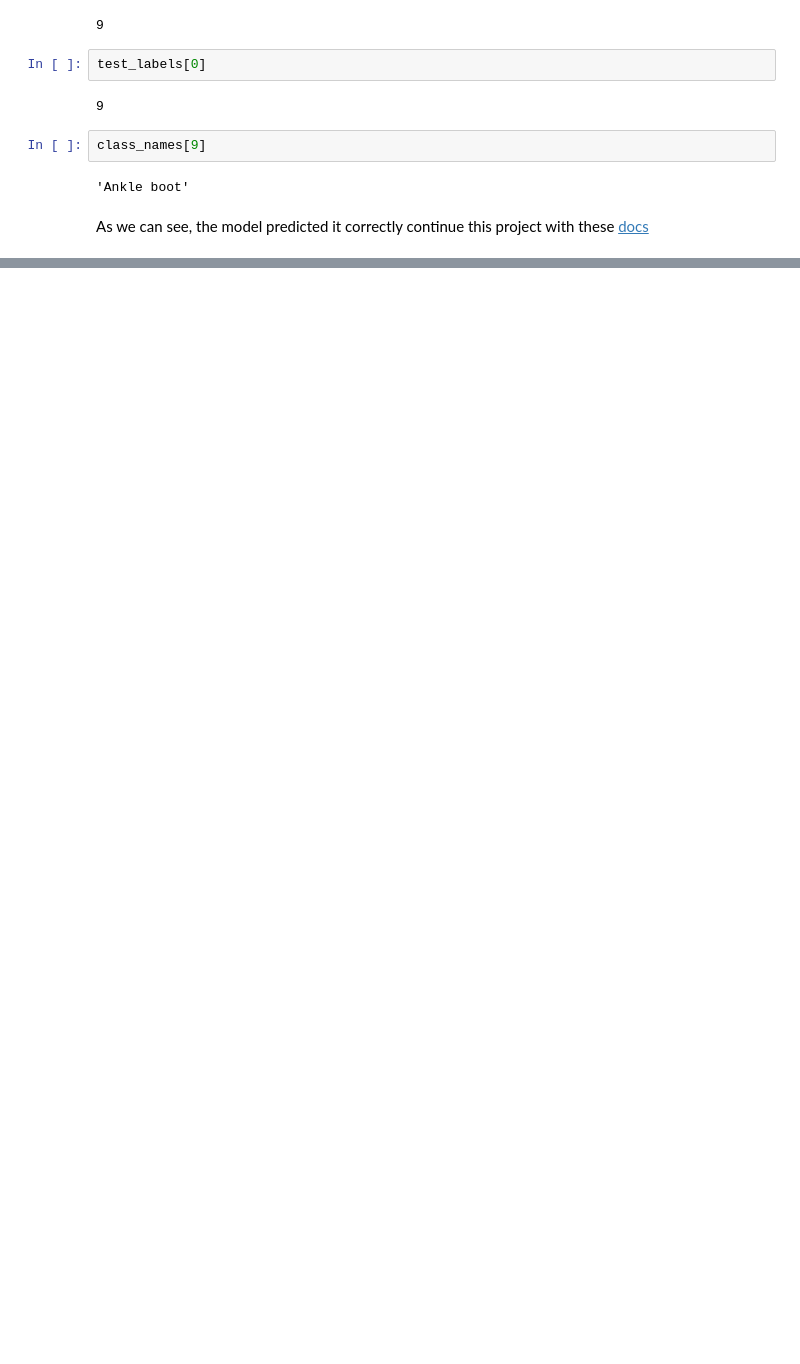
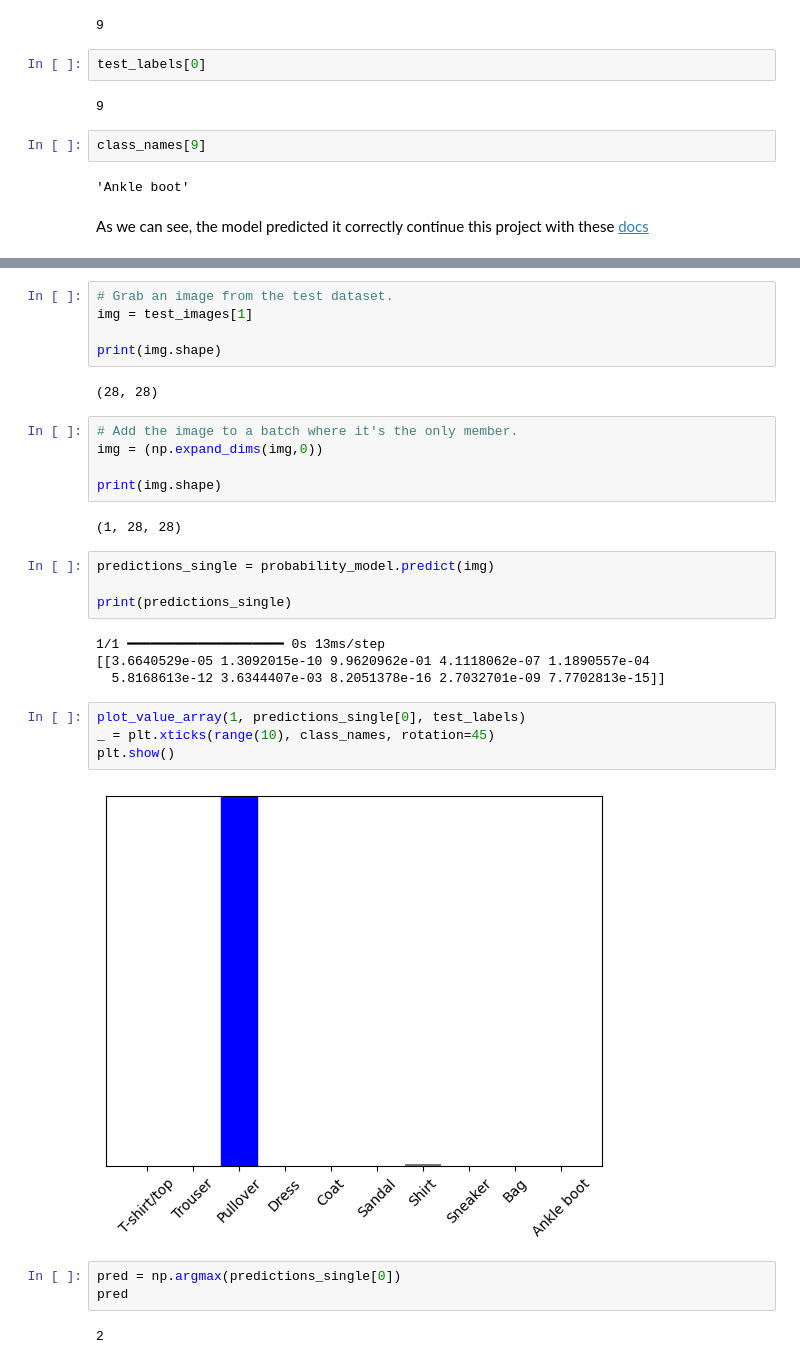
Before and after one commit to apolyeti/sparkfit-backend, a Jupyter notebook: tools/notebooks/finetune.ipynb, the cells around one changed output, grey strips where cells are left out. Saved outputs shown, nothing was run; the diff lists cells and outputs as text; blank space fills up the shorter version.

```diff
--- a/tools/notebooks/finetune.ipynb
+++ b/tools/notebooks/finetune.ipynb
@@ -181,0 +249,33 @@ continue this project with these [docs](https://tensorflow.org/tutorials/keras/c
+# %%
+# Grab an image from the test dataset.
+img = test_images[1]
+
+print(img.shape)
+# %% [output]
+(28, 28)
+# %%
+# Add the image to a batch where it's the only member.
+img = (np.expand_dims(img,0))
+
+print(img.shape)
+# %% [output]
+(1, 28, 28)
+# %%
+predictions_single = probability_model.predict(img)
+
+print(predictions_single)
+# %% [output]
+1/1 ━━━━━━━━━━━━━━━━━━━━ 0s 13ms/step
+[[3.6640529e-05 1.3092015e-10 9.9620962e-01 4.1118062e-07 1.1890557e-04
+  5.8168613e-12 3.6344407e-03 8.2051378e-16 2.7032701e-09 7.7702813e-15]]
+# %%
+plot_value_array(1, predictions_single[0], test_labels)
+_ = plt.xticks(range(10), class_names, rotation=45)
+plt.show()
+# %% [output]
+[figure, added]
+# %%
+pred = np.argmax(predictions_single[0])
+pred
+# %% [output]
+2
```
Also changed, not shown: parts of 7 cells of this notebook.
